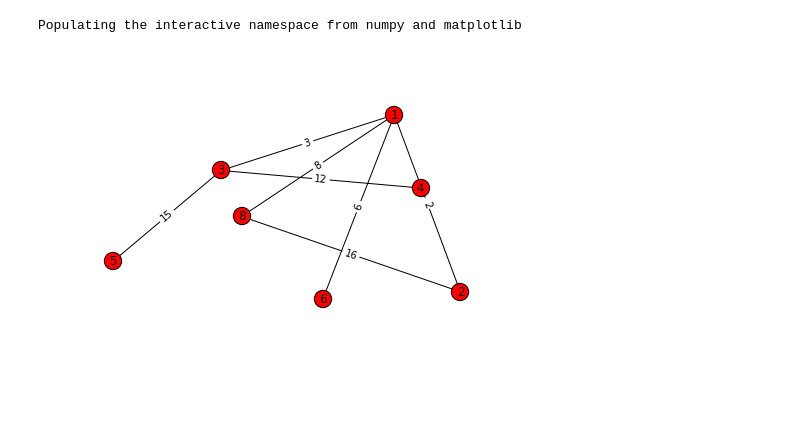
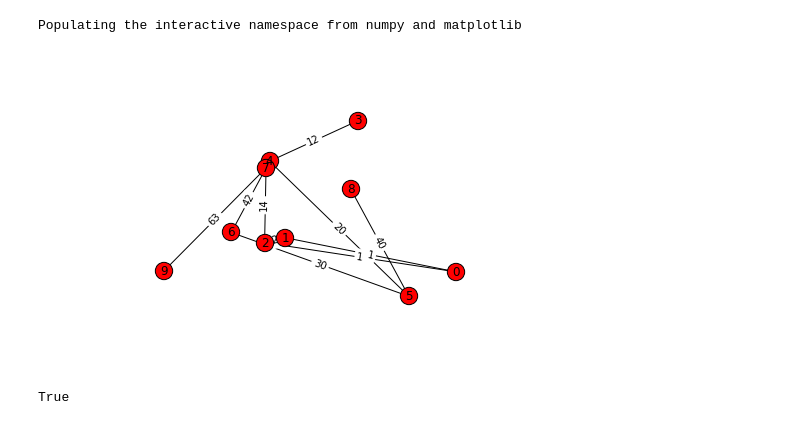
Before and after one commit to rizauddin/apgg, a Jupyter notebook: sample.ipynb, the cells around one changed output. Saved outputs shown, nothing was run; the diff lists cells and outputs as text; code cells hidden in the pictures.

Commit message:
- Function generated_graph will generate a connected graph. - Remove total_edges and directed parameter from generated_graph function.

```diff
--- a/sample.ipynb
+++ b/sample.ipynb
@@ -5,10 +5,14 @@ import networkx as nx
 Populating the interactive namespace from numpy and matplotlib
 # %%
 import APGG
-G = APGG.generate_graph(2020638162, total_edges=10, directed=False)
+G = APGG.generate_graph(2020567257)
 APGG.draw(G)
 # %% [output]
-[figure, old version]
+[figure, new version]
+# %%
+nx.is_connected(G)
+# %% [output]
+True
 # %%
 L = APGG.generate_flow(2020638162)
 APGG.draw(L, weight='capacity')
```
Also changed, not shown: parts of 1 cell of this notebook, 2 other files.
